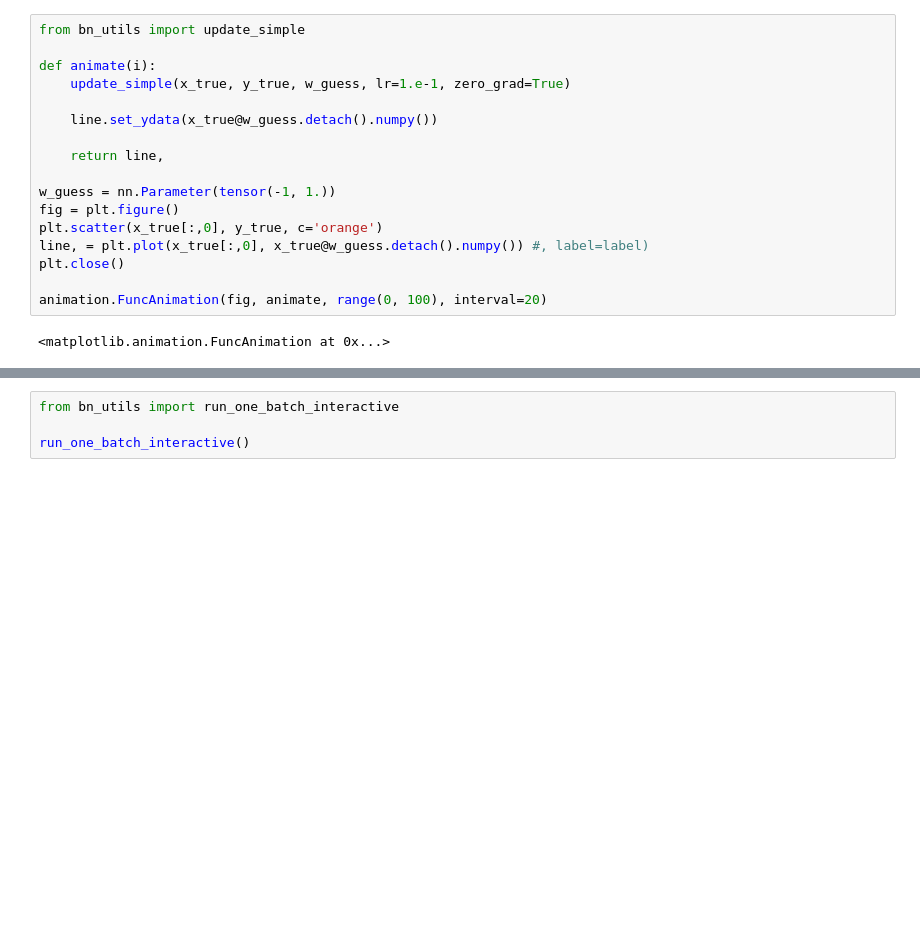
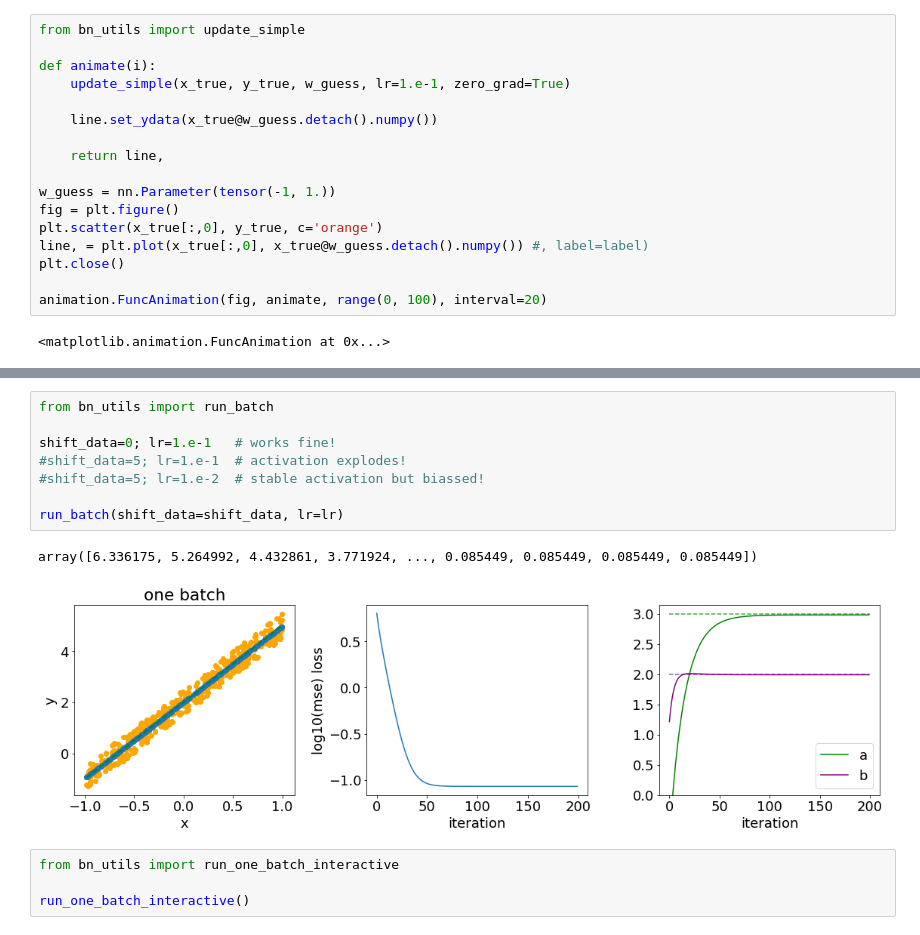
Before and after one commit to elzurdo/cheatsheets, a Jupyter notebook: batch_normalisation.ipynb, the cells around one changed output, grey strips where cells are left out. Drawn from its saved outputs; the diff is of its cells as text; blank space fills up the shorter version.

```diff
--- a/batch_normalisation.ipynb
+++ b/batch_normalisation.ipynb
@@ -210,3 +225,14 @@ animation.FuncAnimation(fig, animate, range(0, 100), interval=20)
+# %%
+from bn_utils import run_batch
+
+shift_data=0; lr=1.e-1   # works fine!
+#shift_data=5; lr=1.e-1  # activation explodes!
+#shift_data=5; lr=1.e-2  # stable activation but biassed!
+
+run_batch(shift_data=shift_data, lr=lr)
+# %% [output]
+array([6.336175, 5.264992, 4.432861, 3.771924, ..., 0.085449, 0.085449, 0.085449, 0.085449])
+[figure, added]
 # %%
 from bn_utils import run_one_batch_interactive
 
```
Also changed, not shown: parts of 10 cells of this notebook, 1 other file.
